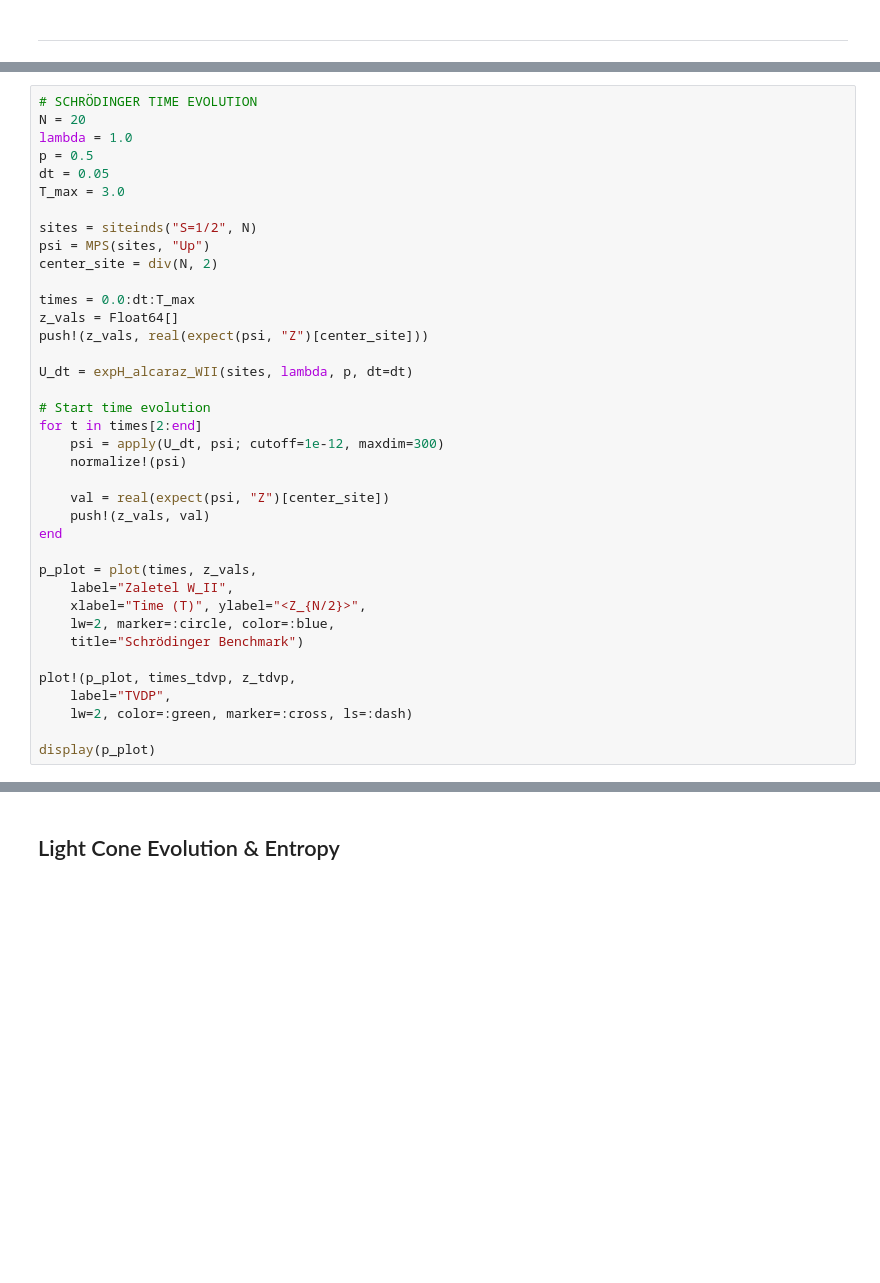
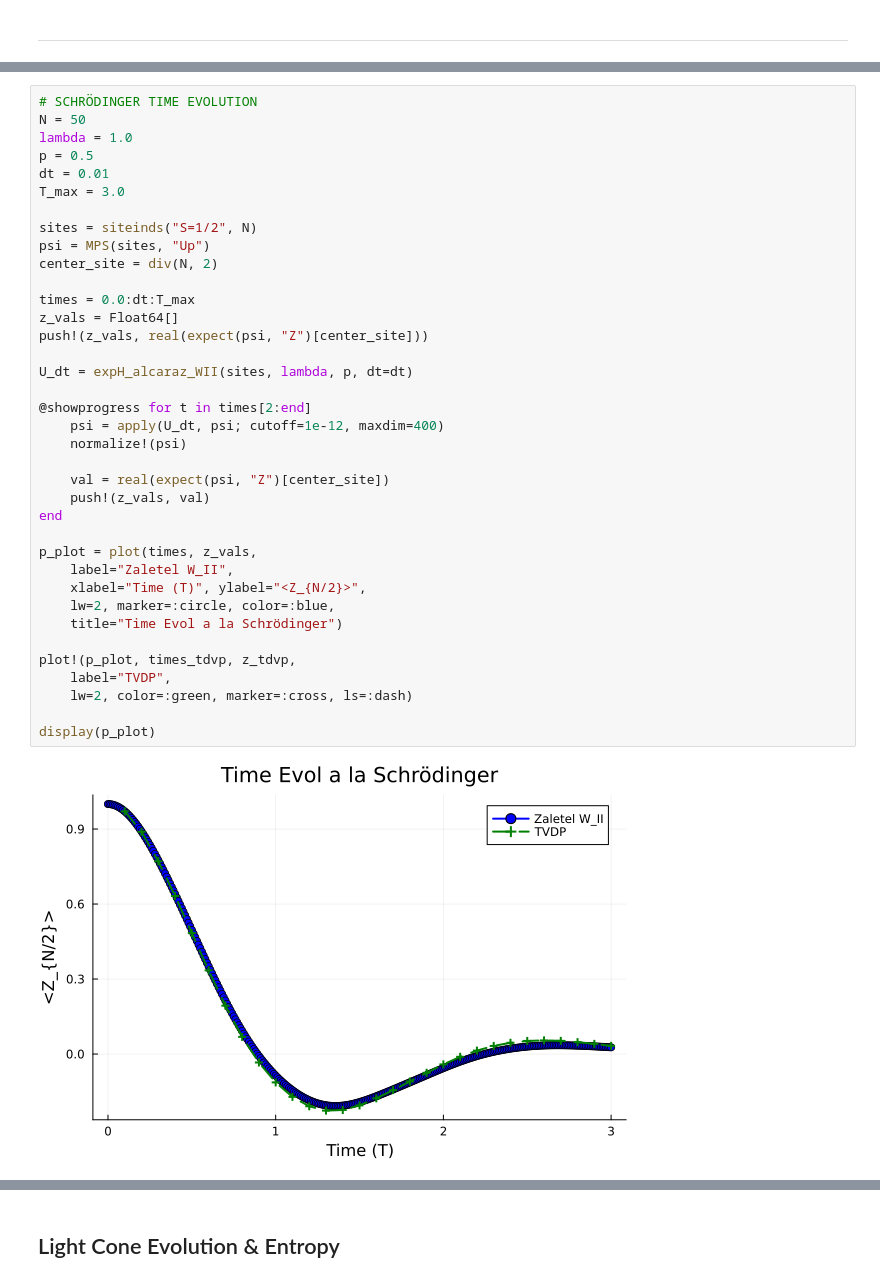
Before and after one commit to jmarquezol/QuantumMaster, a Jupyter notebook: master_thesis/NNN_crit_model.ipynb, the cells around one changed output, grey strips where cells are left out. Cells and saved outputs as stored; diff of their text form; blank space fills up the shorter version.

```diff
--- a/master_thesis/NNN_crit_model.ipynb
+++ b/master_thesis/NNN_crit_model.ipynb
@@ -605,38 +708,39 @@ expH_alcaraz_WII (generic function with 1 method)
 # %%
 # SCHRÖDINGER TIME EVOLUTION
-N = 20
+N = 50
 lambda = 1.0
 p = 0.5
-dt = 0.05
+dt = 0.01
 T_max = 3.0
 
 sites = siteinds("S=1/2", N)
 psi = MPS(sites, "Up")
 center_site = div(N, 2)
 
 times = 0.0:dt:T_max
 z_vals = Float64[]
 push!(z_vals, real(expect(psi, "Z")[center_site]))
 
 U_dt = expH_alcaraz_WII(sites, lambda, p, dt=dt)
 
-# Start time evolution
-for t in times[2:end]
-    psi = apply(U_dt, psi; cutoff=1e-12, maxdim=300)
+@showprogress for t in times[2:end]
+    psi = apply(U_dt, psi; cutoff=1e-12, maxdim=400)
     normalize!(psi)
 
     val = real(expect(psi, "Z")[center_site])
     push!(z_vals, val)
 end
 
 p_plot = plot(times, z_vals,
     label="Zaletel W_II",
     xlabel="Time (T)", ylabel="<Z_{N/2}>",
     lw=2, marker=:circle, color=:blue,
-    title="Schrödinger Benchmark")
+    title="Time Evol a la Schrödinger")
 
 plot!(p_plot, times_tdvp, z_tdvp,
     label="TVDP",
     lw=2, color=:green, marker=:cross, ls=:dash)
 
 display(p_plot)
+# %% [output]
+[figure, added]
```
Also changed, not shown: parts of 13 cells of this notebook.
